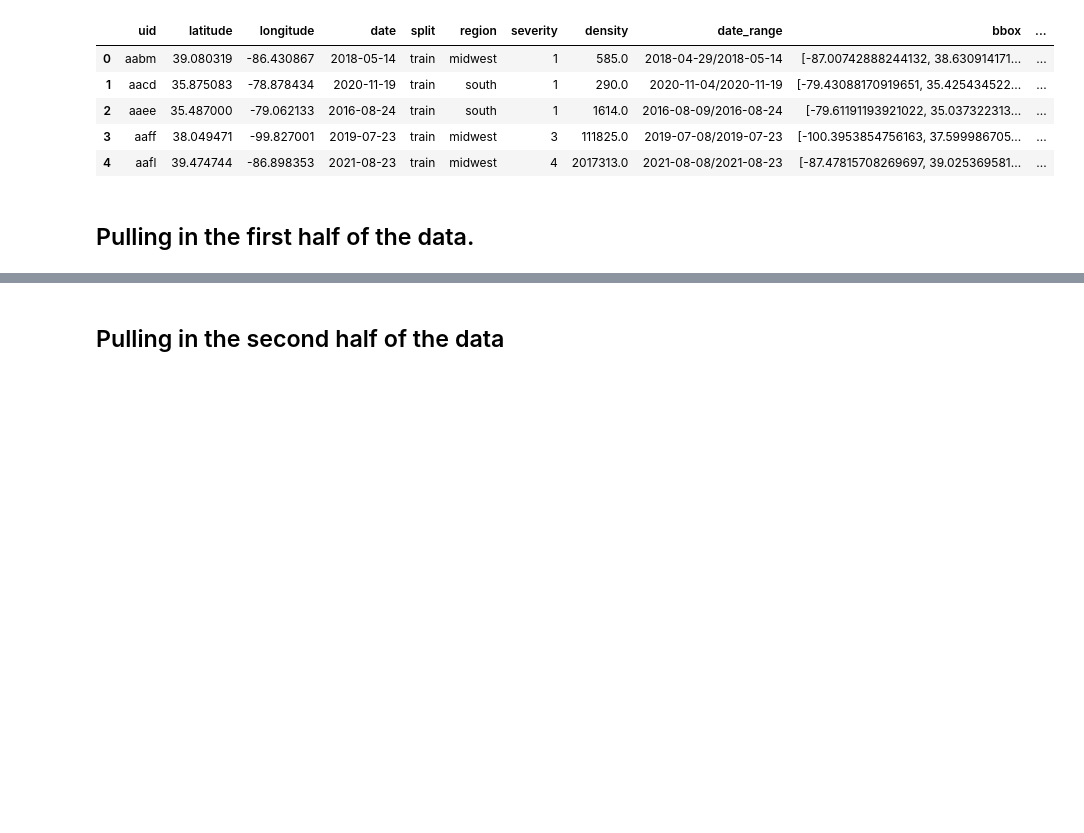
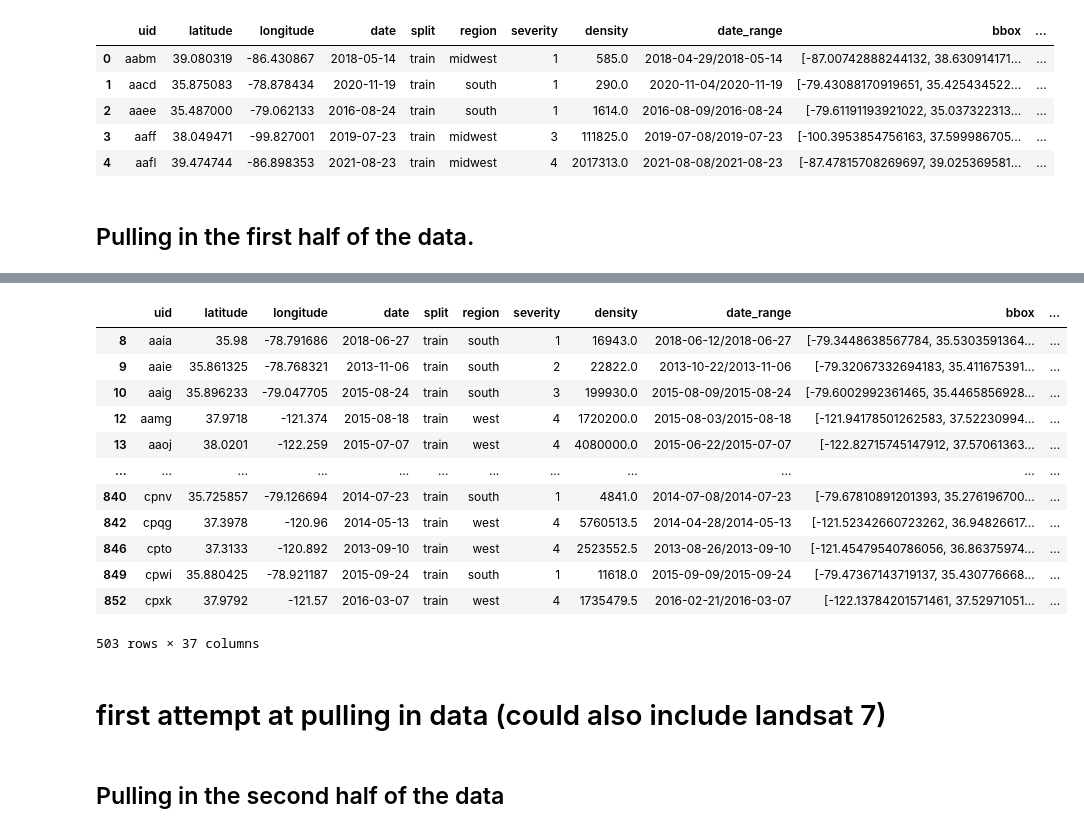
Before and after one commit to mduncan23/Predicting-Harmful-Algal-Blooms, a Jupyter notebook: Batch_pulling_data.ipynb, the cells around one changed output, grey strips where cells are left out. Cells and saved outputs as stored; diff of their text form; code cells hidden in the pictures; blank space fills up the shorter version.

```diff
--- a/Batch_pulling_data.ipynb
+++ b/Batch_pulling_data.ipynb
@@ -166,0 +188,2 @@ for key in train_dict_key_list[3:6]:
+# %%
+test_df = pd.read_pickle('../pickles/train_data_only_8_and_9/batch_1_and_2')
@@ -167,3 +210,21 @@ for key in train_dict_key_list[3:6]:
+# %%
+test_df[test_df.isna().any(axis=1)]
+# %% [output]
+|  | uid | latitude | longitude | date | split | region | severity | density | date_range | bbox | ... |
+| 8 | aaia | 35.98 | -78.791686 | 2018-06-27 | train | south | 1 | 16943.0 | 2018-06-12/2018-06-27 | [-79.3448638567784, 35.5303591364... | ... |
+| 9 | aaie | 35.861325 | -78.768321 | 2013-11-06 | train | south | 2 | 22822.0 | 2013-10-22/2013-11-06 | [-79.32067332694183, 35.411675391... | ... |
+| 10 | aaig | 35.896233 | -79.047705 | 2015-08-24 | train | south | 3 | 199930.0 | 2015-08-09/2015-08-24 | [-79.6002992361465, 35.4465856928... | ... |
+| 12 | aamg | 37.9718 | -121.374 | 2015-08-18 | train | west | 4 | 1720200.0 | 2015-08-03/2015-08-18 | [-121.94178501262583, 37.52230994... | ... |
+| 13 | aaoj | 38.0201 | -122.259 | 2015-07-07 | train | west | 4 | 4080000.0 | 2015-06-22/2015-07-07 | [-122.82715745147912, 37.57061363... | ... |
+| ... | ... | ... | ... | ... | ... | ... | ... | ... | ... | ... | ... |
+| 840 | cpnv | 35.725857 | -79.126694 | 2014-07-23 | train | south | 1 | 4841.0 | 2014-07-08/2014-07-23 | [-79.67810891201393, 35.276196700... | ... |
+| 842 | cpqg | 37.3978 | -120.96 | 2014-05-13 | train | west | 4 | 5760513.5 | 2014-04-28/2014-05-13 | [-121.52342660723262, 36.94826617... | ... |
+| 846 | cpto | 37.3133 | -120.892 | 2013-09-10 | train | west | 4 | 2523552.5 | 2013-08-26/2013-09-10 | [-121.45479540786056, 36.86375974... | ... |
+| 849 | cpwi | 35.880425 | -78.921187 | 2015-09-24 | train | south | 1 | 11618.0 | 2015-09-09/2015-09-24 | [-79.47367143719137, 35.430776668... | ... |
+| 852 | cpxk | 37.9792 | -121.57 | 2016-03-07 | train | west | 4 | 1735479.5 | 2016-02-21/2016-03-07 | [-122.13784201571461, 37.52971051... | ... |
+503 rows × 37 columns
+# %% [markdown]
+# first attempt at pulling in data (could also include landsat 7)
 # %%
 # commented out due to having completed and pickled the results
 # first_half_key_list = list(first_half_dict.keys())
```
Also changed, not shown: parts of 12 cells of this notebook, 1 other file.
